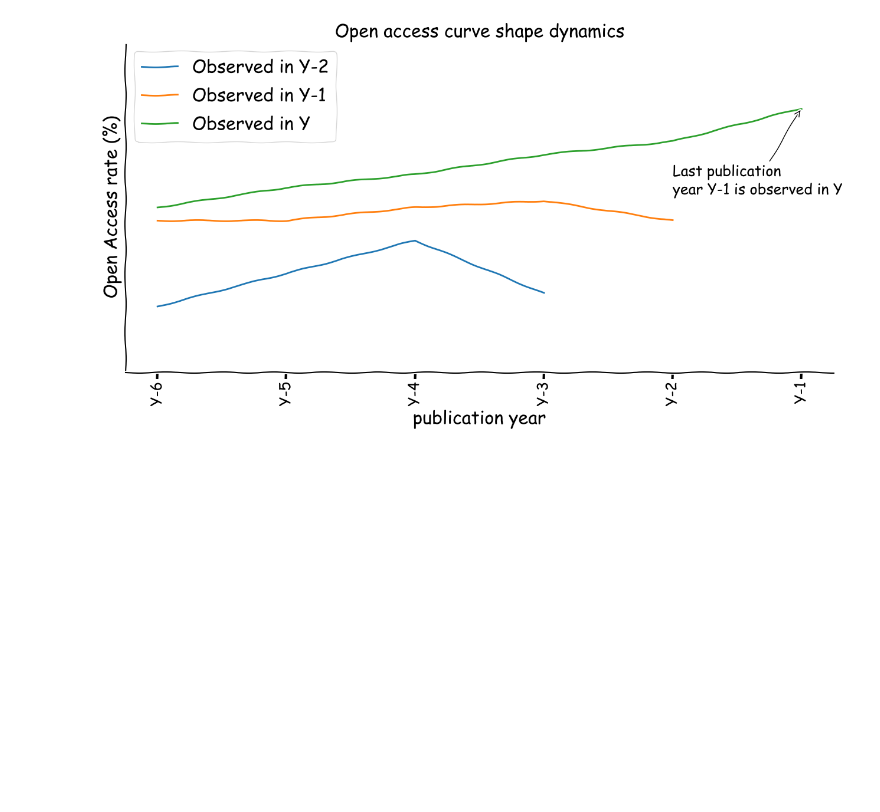
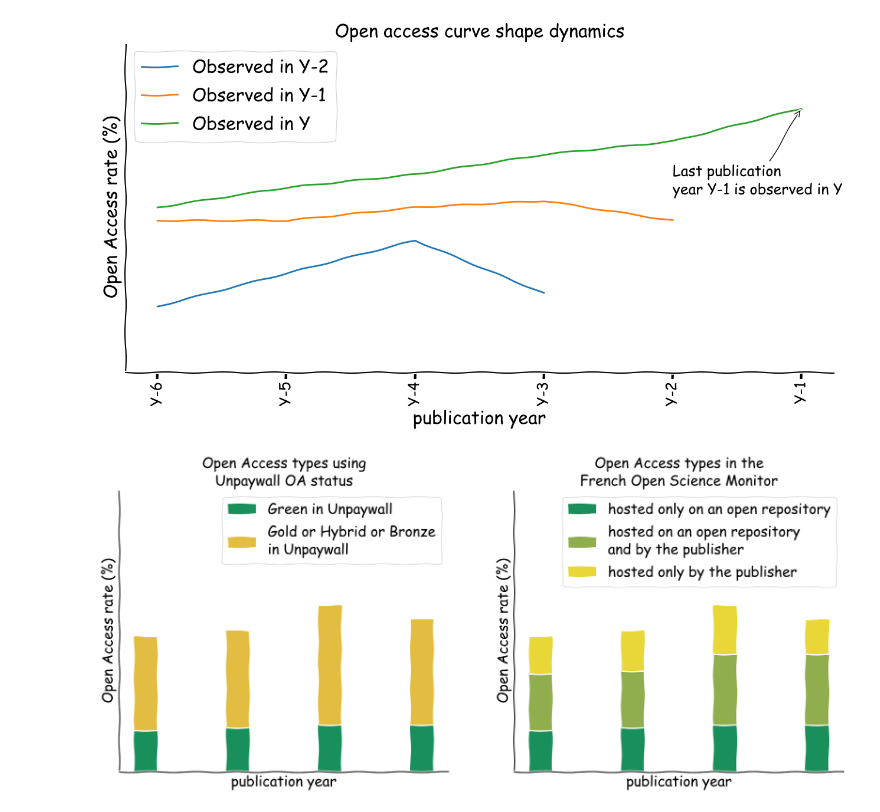
Before and after one commit to dataesr/bso-publications, a Jupyter notebook: doc/Charts.ipynb, the cells around one changed output. Drawn from its saved outputs; the diff is of its cells as text; code cells hidden in the pictures; blank space fills up the shorter version.

Commit message:
doc oa types

```diff
--- a/doc/Charts.ipynb
+++ b/doc/Charts.ipynb
@@ -106,3 +106,55 @@ with plt.xkcd():
     fig.savefig('curve_dynamic.png')
 # %% [output]
 [figure]
+# %%
+with plt.xkcd():
+
+
+    fig, axs = plt.subplots(1, 2, figsize=(20,8), dpi=100)
+
+
+    width = 0.25
+
+    oa1 = [0.15, 0.16, 0.17, 0.17]
+    oa2 = [0.13, 0.14, 0.17, 0.12]
+    oa3 = [0.2, 0.2, 0.25, 0.25]
+
+    labels = ['Y-4', 'Y-3', 'Y-2', 'Y-1']
+
+    axs[0].bar(labels, oa1, width, label='Green in Unpaywall', color='#19905b')
+    axs[0].bar(labels, [oa2[k] + oa3[k] for k in range(0, len(oa2))], width,
+               label='Gold or Hybrid or Bronze\nin Unpaywall', bottom=oa1, color='#e3bd41')
+
+    axs[1].bar(labels, oa1, width, label='hosted only on an open repository', color='#19905B')
+    axs[1].bar(labels, oa3, width,
+               label='hosted on an open repository\nand by the publisher', bottom=oa1, color='#91AE4F')
+    axs[1].bar(labels, oa2, width,
+               label='hosted only by the publisher',
+               bottom=[oa1[k] + oa3[k] for k in range(0, len(oa1))], color='#E9D737')
+
+
+
+
+    # Set number of ticks for x-axis
+    ax.set_xticks(range(0, len(oa1)))
+    # Set ticks labels for x-axis
+    ax.set_xticklabels(labels, rotation='vertical', fontsize=SMALL_SIZE)
+
+
+    for ax in axs:
+        ax.spines.right.set_color('none')
+        ax.spines.top.set_color('none')
+        ax.set_xticks([])
+        ax.set_yticks([])
+        ax.set_ylim([0, 1])
+        ax.set_xlabel('publication year')
+        ax.set_ylabel('Open Access rate (%)')
+        ax.legend()
+
+
+    axs[0].set_title('Open Access types using\nUnpaywall OA status')
+    axs[1].set_title('Open Access types in the\nFrench Open Science Monitor')
+
+    fig.savefig('oa_types.png')
+# %% [output]
+[figure, added]
```
Also changed, not shown: 4 other files.
